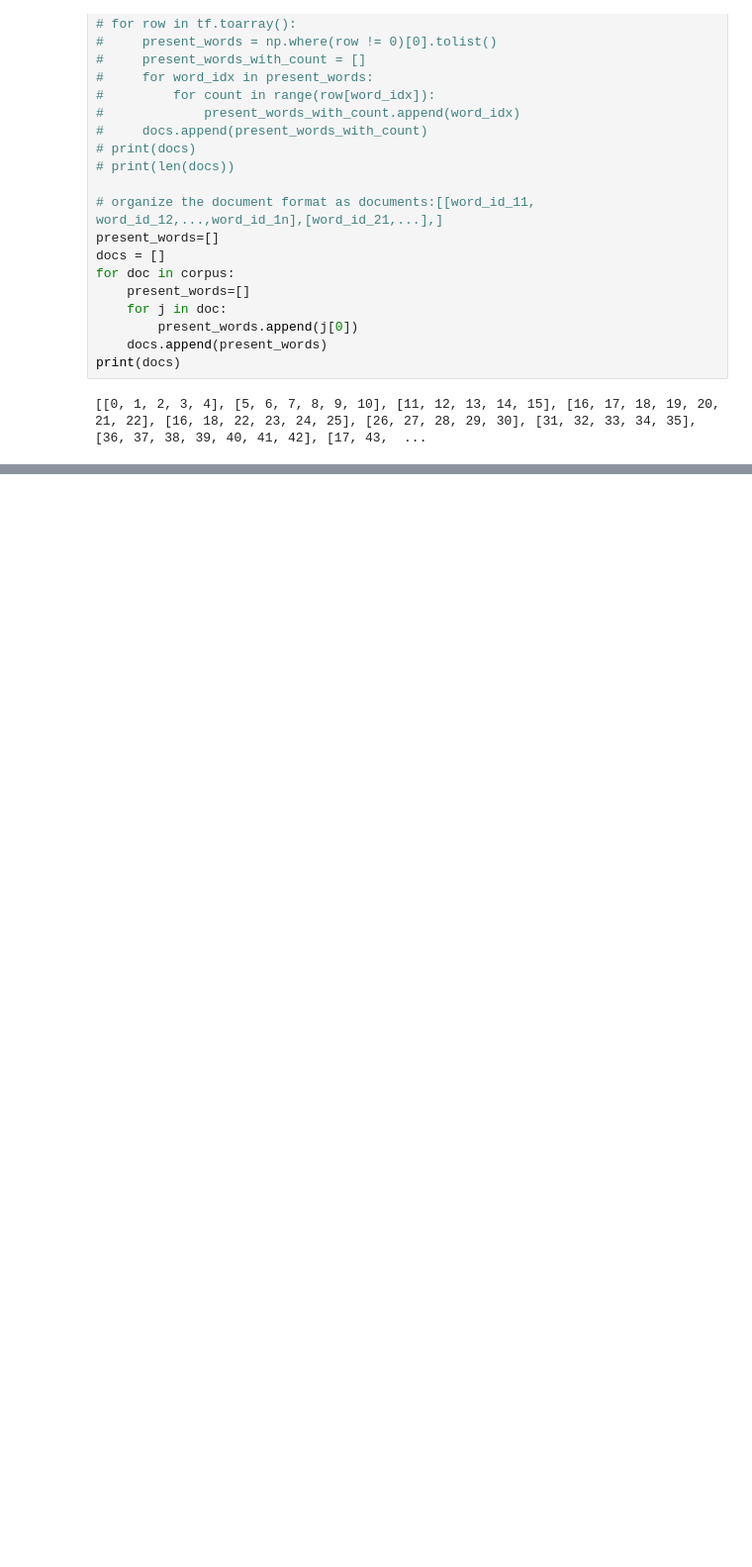
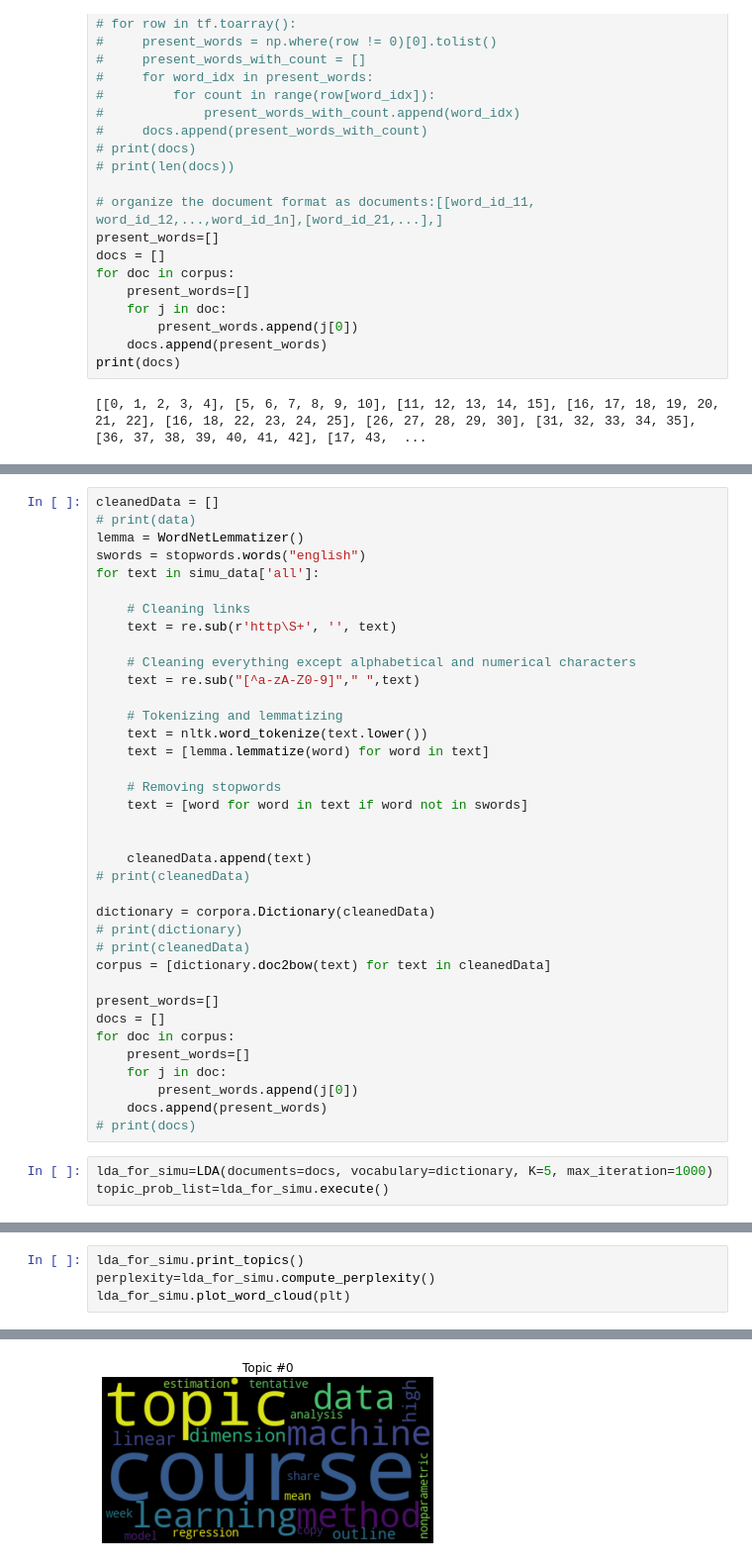
Before and after one commit to cxqqsbf/LDA_from_scratch, a Jupyter notebook: LDA_from_scratch.ipynb, the cells around one changed output, grey strips where cells are left out. Shown at 99% size. Drawn from its saved outputs; the diff is of its cells as text; blank space fills up the shorter version.

```diff
--- a/LDA_from_scratch.ipynb
+++ b/LDA_from_scratch.ipynb
@@ -422,0 +393,40 @@ print('Score:{}\t\n Topic:{}\n{}'.format(doc_lda[0][1], doc_lda[0][0],lda_model.
+# %%
+cleanedData = []
+# print(data)
+lemma = WordNetLemmatizer()
+swords = stopwords.words("english")
+for text in simu_data['all']:
+
+    # Cleaning links
+    text = re.sub(r'http\S+', '', text)
+
+    # Cleaning everything except alphabetical and numerical characters
+    text = re.sub("[^a-zA-Z0-9]"," ",text)
+
+    # Tokenizing and lemmatizing
+    text = nltk.word_tokenize(text.lower())
+    text = [lemma.lemmatize(word) for word in text]
+
+    # Removing stopwords
+    text = [word for word in text if word not in swords]
+
+
+    cleanedData.append(text)
+# print(cleanedData)
+
+dictionary = corpora.Dictionary(cleanedData)
+# print(dictionary)
+# print(cleanedData)
+corpus = [dictionary.doc2bow(text) for text in cleanedData]
+
+present_words=[]
+docs = []
+for doc in corpus:
+    present_words=[]
+    for j in doc:
+        present_words.append(j[0])
+    docs.append(present_words)
+# print(docs)
+# %%
+lda_for_simu=LDA(documents=docs, vocabulary=dictionary, K=5, max_iteration=1000)
+topic_prob_list=lda_for_simu.execute()
@@ -422,0 +445,5 @@ print('Score:{}\t\n Topic:{}\n{}'.format(doc_lda[0][1], doc_lda[0][0],lda_model.
+# %%
+lda_for_simu.print_topics()
+perplexity=lda_for_simu.compute_perplexity()
+lda_for_simu.plot_word_cloud(plt)
+# %% [output]
@@ -422,0 +467 @@ print('Score:{}\t\n Topic:{}\n{}'.format(doc_lda[0][1], doc_lda[0][0],lda_model.
+[figure, added]
```
Also changed, not shown: parts of 18 cells of this notebook, 6 other files.
